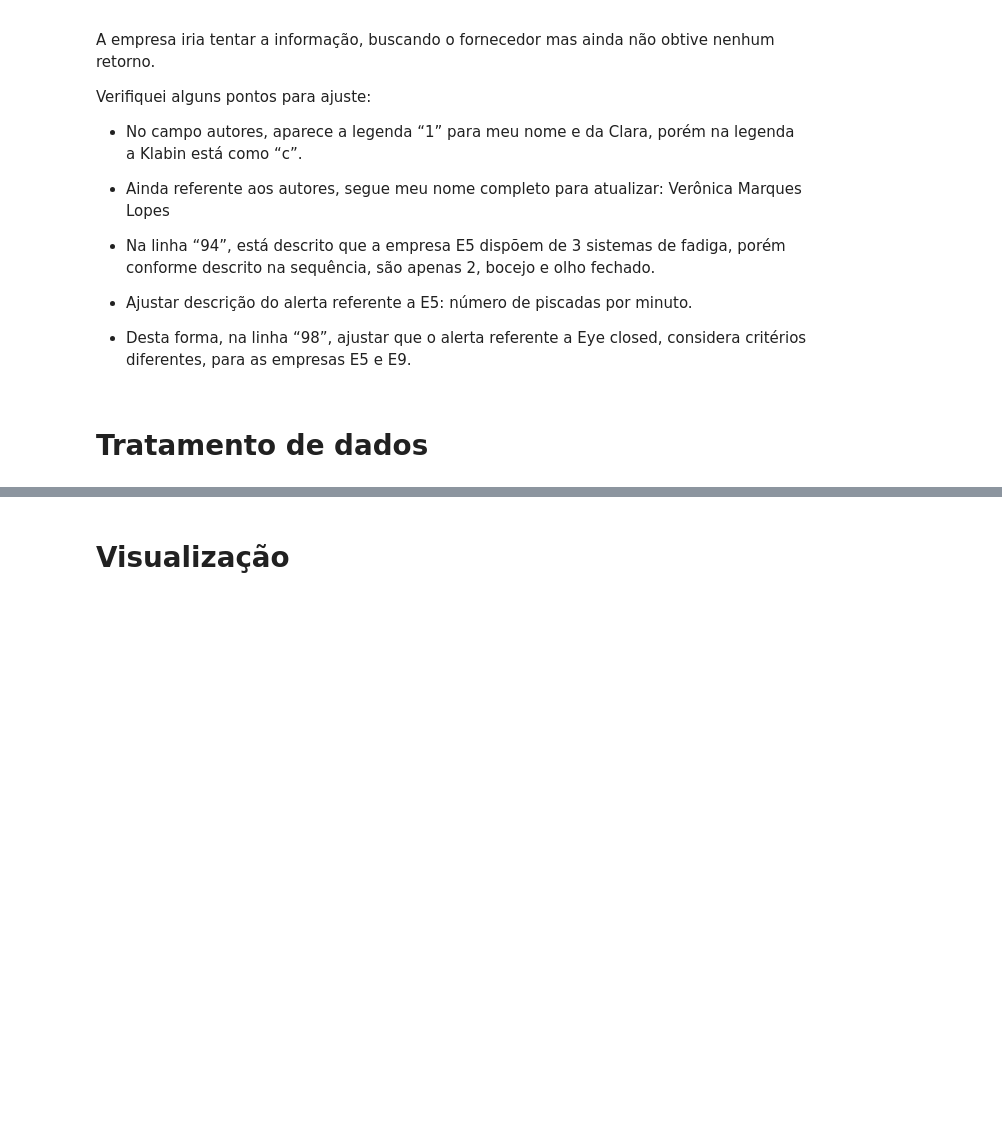
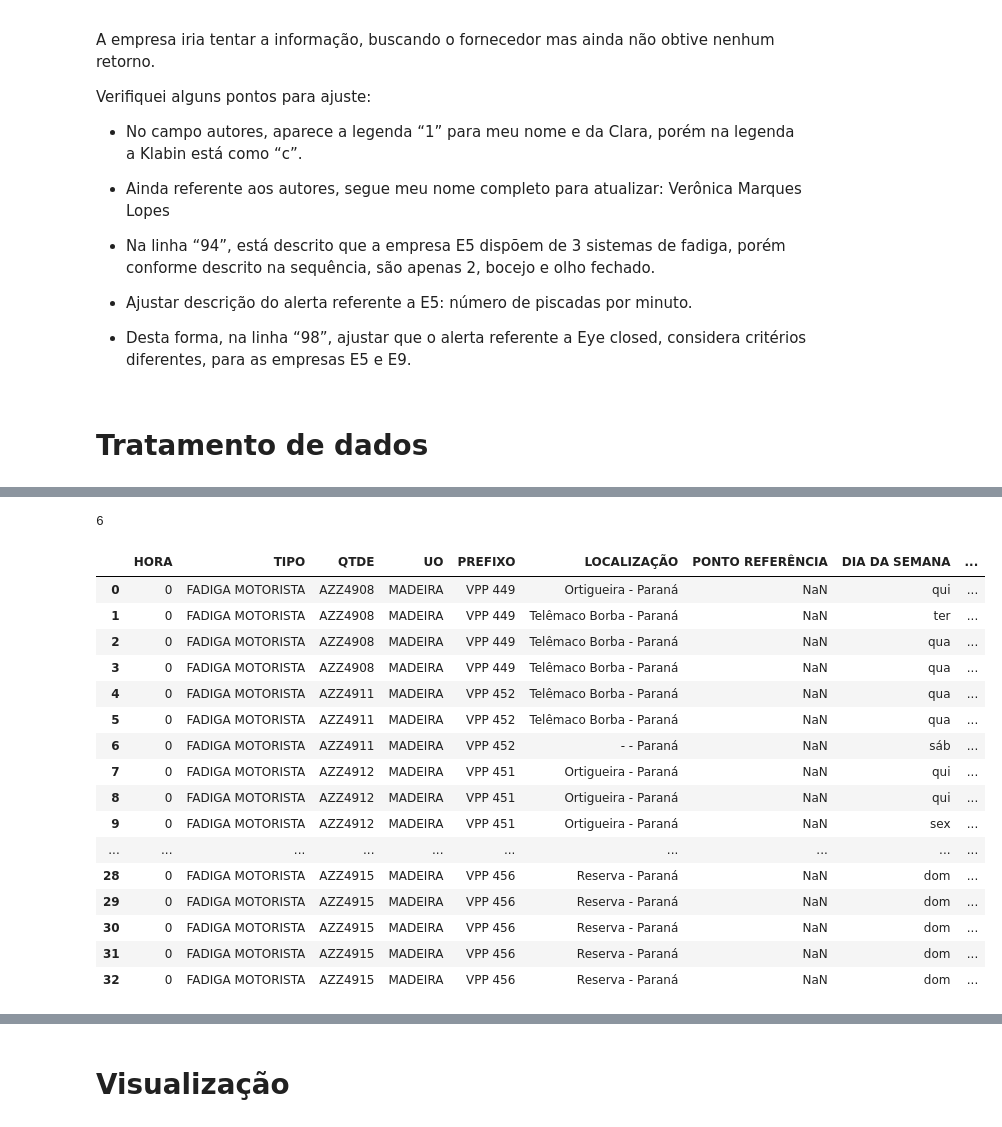
Before and after one commit to Lucas-Buk/IMT, a Jupyter notebook: Tratamento.ipynb, the cells around one changed output, grey strips where cells are left out. Drawn from its saved outputs; the diff is of its cells as text; code cells hidden in the pictures; blank space fills up the shorter version.

```diff
--- a/Tratamento.ipynb
+++ b/Tratamento.ipynb
@@ -120,20 +187,23 @@ def polyfit(x, y, degree):
 ## Carrega uma determinada planilha na variável file
 
 # Monitoramento
-fileE3  = '/content/drive/My Drive/Colab Notebooks/Pesquisa/Transporte/Dados/KLB_Final/Monitoramento/Monitoramento 2018_2019 E3.xlsx'
-fileE9  = '/content/drive/My Drive/Colab Notebooks/Pesquisa/Transporte/Dados/KLB_Final/Monitoramento/Monitoramento E9 - Abril 2019 a fevereiro 2020.xlsx'
-fileE9r = '/content/drive/My Drive/Colab Notebooks/Pesquisa/Transporte/Dados/KLB_Final/Monitoramento/Monitoramento E9 - Março a Maio 2020.xlsx'
-fileCAS = '/content/drive/My Drive/Colab Notebooks/Pesquisa/Transporte/Dados/KLB_Final/Cabine Anti Sono/Cabine Sono.xlsx'
+fileE3  = '/content/drive/MyDrive/Trabalho/KLB_Final/Monitoramento/Monitoramento 2018_2019 E3.xlsx'
+fileE5  = '/content/drive/MyDrive/Trabalho/KLB_Final/Monitoramento/Monitoramento E5 - 2019.xlsx'
+fileE9  = '/content/drive/MyDrive/Trabalho/KLB_Final/Monitoramento/Monitoramento E9 - Abril 2019 a fevereiro 2020.xlsx'
+fileE9r = '/content/drive/MyDrive/Trabalho/KLB_Final/Monitoramento/Monitoramento E9 - Março a Maio 2020.xlsx'
+fileCAS = '/content/drive/MyDrive/Trabalho/KLB_Final/Cabine Anti Sono/Cabine Sono.xlsx'
 # Ocorrências
-fileOCO = '/content/drive/My Drive/Colab Notebooks/Pesquisa/Transporte/Dados/KLB_Final/Ocorrências/Ocorrências_2017_2018_2019.xlsx'
+fileOCO = '/content/drive/MyDrive/Trabalho/KLB_Final/Ocorrências/Ocorrências_2017_2018_2019.xlsx'
+# Turno
+fileTurno  = '/content/drive/MyDrive/Trabalho/KLB_Final/Motoristas por turno.xlsx'
 # Informações gerais
-fileINF = '/content/drive/My Drive/Colab Notebooks/Pesquisa/Transporte/Dados/KLB_Final/Informações Gerais/Informações gerais empresa Código.xlsx'
+fileINF = '/content/drive/MyDrive/Trabalho/KLB_Final/Informações Gerais/Informações gerais empresa Código.xlsx'
 
 
 ## Carrega a planilha em um data frame - data
-
 # Monitoramento
 dfE3 = pd.read_excel(fileE3, header=1)
+dfE5 = pd.read_excel(fileE5)
 # Arquivo E9 tem mais planilhas internamente
 dfE9 = pd.read_excel(fileE9)
 xls = pd.ExcelFile(fileE9)
@@ -142,9 +212,7 @@ dfE92 = pd.read_excel(fileE9,  xls.sheet_names[2])
 dfCAS = pd.read_excel(fileCAS)
 # Ocorrencias
 dfOCO = pd.read_excel(fileOCO)
+# Turno
+dfTurno = pd.read_excel(fileTurno)
 # Informações gerais
 dfINF = pd.read_excel(fileINF)
-
-## Processamento dos dados abertos da PRF
-
-dfPRF = pd.read_csv("/content/drive/My Drive/Colab Notebooks/Pesquisa/Transporte/Dados/PRF/sumInfraAggYear.csv")
@@ -337,0 +358,24 @@ taxa      = (acidentes/fluxo)/sum(acidentes/fluxo)
+# %%
+dfE3[dfE3['HORA'] == 0]['COLABORADOR'].nunique()
+# %% [output]
+6
+# %%
+dfE3[dfE3['HORA'] == 0]
+# %% [output]
+|  | HORA | TIPO | QTDE | UO | PREFIXO | LOCALIZAÇÃO | PONTO REFERÊNCIA | DIA DA SEMANA | ... |
+| 0 | 0 | FADIGA MOTORISTA | AZZ4908 | MADEIRA | VPP 449 | Ortigueira - Paraná | NaN | qui | ... |
+| 1 | 0 | FADIGA MOTORISTA | AZZ4908 | MADEIRA | VPP 449 | Telêmaco Borba - Paraná | NaN | ter | ... |
+| 2 | 0 | FADIGA MOTORISTA | AZZ4908 | MADEIRA | VPP 449 | Telêmaco Borba - Paraná | NaN | qua | ... |
+| 3 | 0 | FADIGA MOTORISTA | AZZ4908 | MADEIRA | VPP 449 | Telêmaco Borba - Paraná | NaN | qua | ... |
+| 4 | 0 | FADIGA MOTORISTA | AZZ4911 | MADEIRA | VPP 452 | Telêmaco Borba - Paraná | NaN | qua | ... |
+| 5 | 0 | FADIGA MOTORISTA | AZZ4911 | MADEIRA | VPP 452 | Telêmaco Borba - Paraná | NaN | qua | ... |
+| 6 | 0 | FADIGA MOTORISTA | AZZ4911 | MADEIRA | VPP 452 | - - Paraná | NaN | sáb | ... |
+| 7 | 0 | FADIGA MOTORISTA | AZZ4912 | MADEIRA | VPP 451 | Ortigueira - Paraná | NaN | qui | ... |
+| 8 | 0 | FADIGA MOTORISTA | AZZ4912 | MADEIRA | VPP 451 | Ortigueira - Paraná | NaN | qui | ... |
+| 9 | 0 | FADIGA MOTORISTA | AZZ4912 | MADEIRA | VPP 451 | Ortigueira - Paraná | NaN | sex | ... |
+| ... | ... | ... | ... | ... | ... | ... | ... | ... | ... |
+| 28 | 0 | FADIGA MOTORISTA | AZZ4915 | MADEIRA | VPP 456 | Reserva - Paraná | NaN | dom | ... |
+| 29 | 0 | FADIGA MOTORISTA | AZZ4915 | MADEIRA | VPP 456 | Reserva - Paraná | NaN | dom | ... |
+| 30 | 0 | FADIGA MOTORISTA | AZZ4915 | MADEIRA | VPP 456 | Reserva - Paraná | NaN | dom | ... |
+| 31 | 0 | FADIGA MOTORISTA | AZZ4915 | MADEIRA | VPP 456 | Reserva - Paraná | NaN | dom | ... |
+| 32 | 0 | FADIGA MOTORISTA | AZZ4915 | MADEIRA | VPP 456 | Reserva - Paraná | NaN | dom | ... |
```
Also changed, not shown: parts of 42 cells of this notebook.
